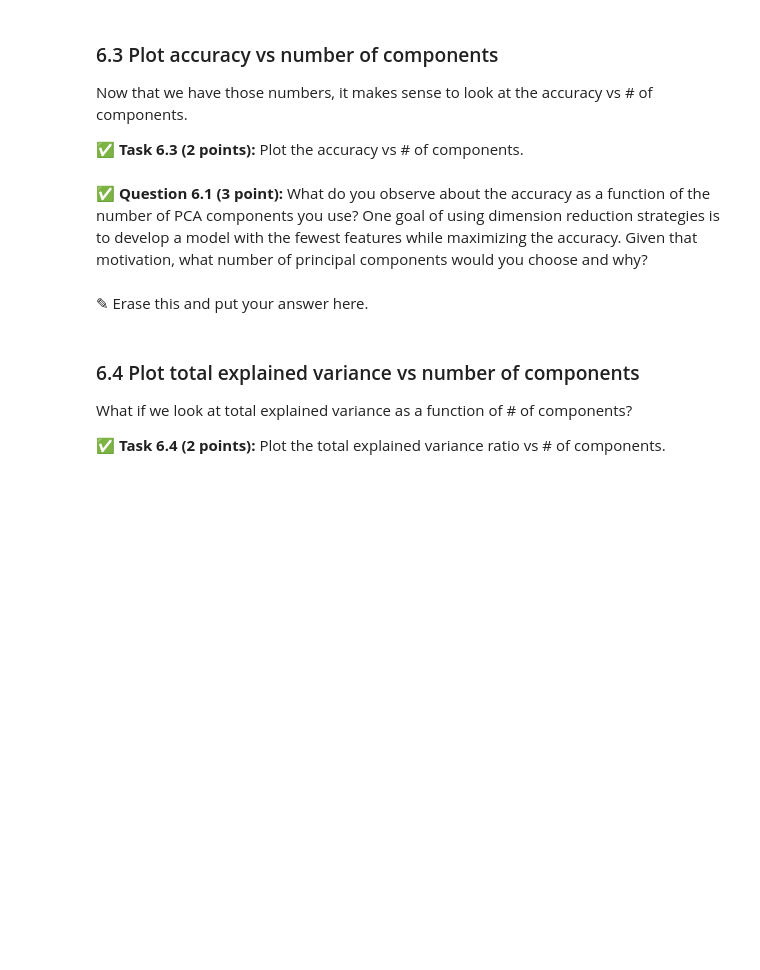
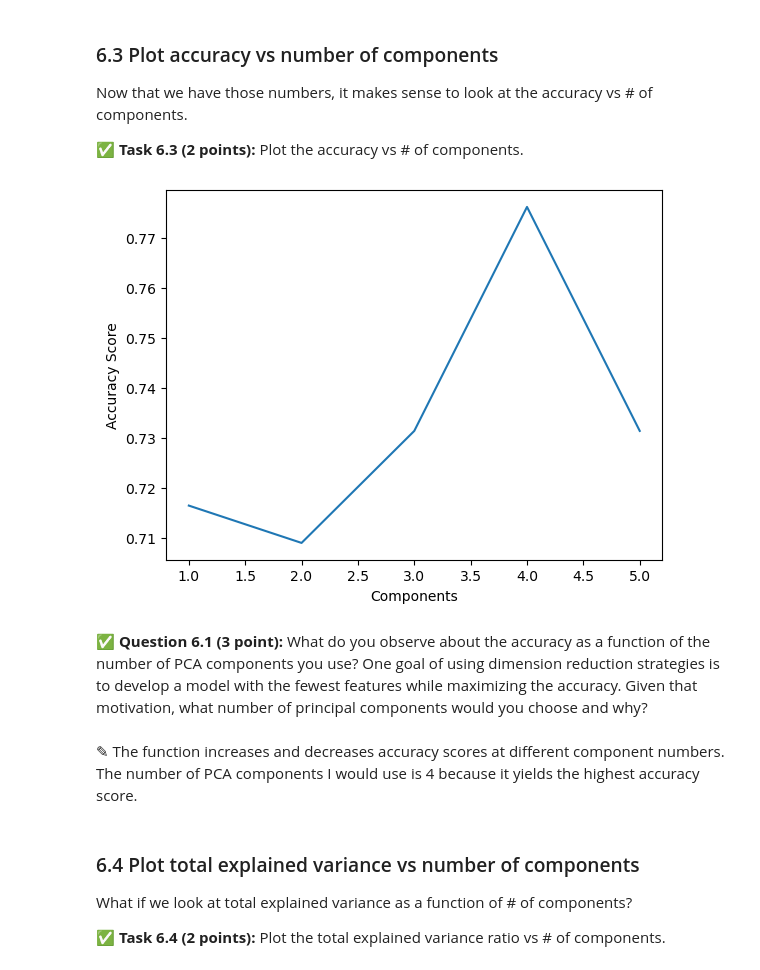
Before and after one commit to Jacob-Gross04/cmse202-s24-turnin, a Jupyter notebook: HW04/HW-04_PerceptronSVMandPCA-STUDENT.ipynb, the cells around one changed output. Saved outputs shown, nothing was run; the diff lists cells and outputs as text; code cells hidden in the pictures; blank space fills up the shorter version.

```diff
--- a/HW04/HW-04_PerceptronSVMandPCA-STUDENT.ipynb
+++ b/HW04/HW-04_PerceptronSVMandPCA-STUDENT.ipynb
@@ -600,3 +592,31 @@ and it should **return** the accuracy score for an SVC model fit to pca transfor
+# %%
+# Put your code here
+def model(n_components, train_features, test_features, train_labels, test_labels):
+    pca = PCA(n_components=n_components, whiten=True)
+
+    fit =  pca.fit(train_features)
+
+    pca_train_features = pca.transform(train_features)
+    pca_test_features = pca.transform(test_features)
+
+    # a dictionary of hyperparameters: key is the name of the parameter, value is a list of values to test
+    param_grid = {'C': [0.1, 1.0, 10.0, 100.0, 1e3],
+              'gamma': [ 0.01, 0.1, 1.0, 10.0],
+              'kernel': ['linear','rbf', 'sigmoid']}
+
+    clf = GridSearchCV(SVC(), param_grid)
+
+    # we have a "good" classifier (according to GridSearchCV), how's it look
+    clf = clf.fit(pca_train_features, train_labels)
+
+    pred_labels = clf.predict(pca_test_features)
+
+    z = confusion_matrix(test_labels, pred_labels)
+    accuracy_score = (z[0,0] + z[1,1])/ len(test_features)
+
+    total_variance = np.sum(pca.explained_variance_ratio_)*100
+
+    return accuracy_score, total_variance
 # %% [markdown]
 ### 6.2 Compute accuracies
 
@@ -610,3 +628,12 @@ Now that you have created a function that returns the accuracy for a given numbe
+# %%
+# Put your code here
+accuracy_score = []
+total_variance = []
+
+for i in range(5):
+    t, s = model(i+1, train_features, test_features, train_labels, test_labels)
+    accuracy_score.append(t)
+    total_variance.append(s)
 # %% [markdown]
 ### 6.3 Plot accuracy vs number of components
 
@@ -618,7 +643,17 @@ Now that we have those numbers, it makes sense to look at the accuracy vs # of c
+# %%
+# Put your code here
+
+components = np.arange(1,6,1)
+plt.plot(components, accuracy_score)
+plt.xlabel("Components")
+plt.ylabel("Accuracy Score")
+plt.show()
+# %% [output]
+[figure, added]
 # %% [markdown]
 **&#9989; Question 6.1 (3 point):** What do you observe about the accuracy as a function of the number of PCA components you use? One goal of using dimension reduction strategies is to develop a model with the fewest features while maximizing the accuracy. Given that motivation, what number of principal components would you choose and why?
-# %% [markdown]
-<font size=+3>&#9998;</font> Erase this and put your answer here.
+# %% [markdown]
+<font size=+3>&#9998;</font> The function increases and decreases accuracy scores at different component numbers. The number of PCA components I would use is 4 because it yields the highest accuracy score.
 # %% [markdown]
 ### 6.4 Plot total explained variance vs number of components
 
```
Also changed, not shown: parts of 12 cells of this notebook.
